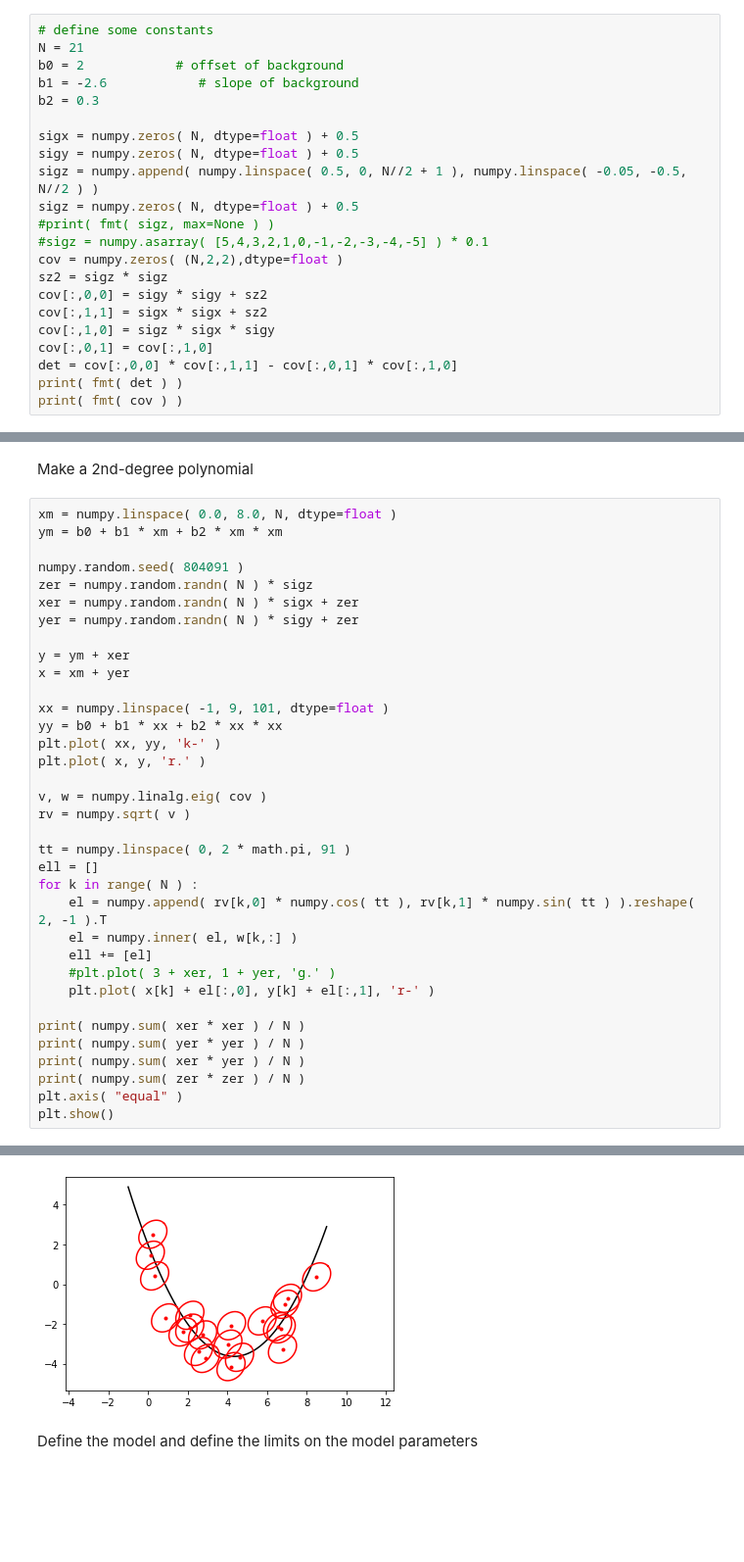
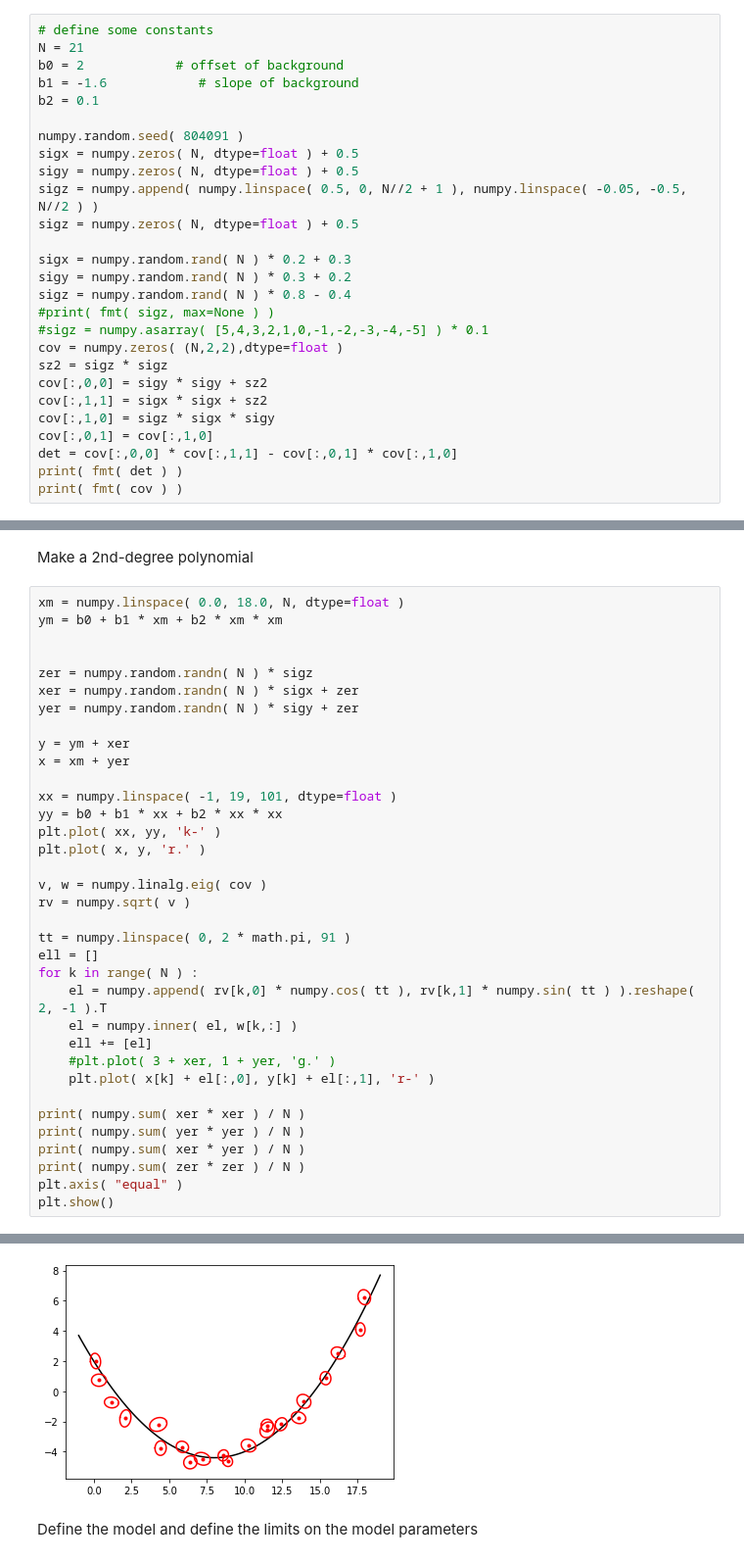
Before and after one commit to dokester/BayesicFitting, a Jupyter notebook: BayesicFitting/examples/CorrelatedErrors.ipynb, the cells around one changed output, grey strips where cells are left out. Shown at 98% size. Cells and saved outputs as stored; diff of their text form; blank space fills up the shorter version.

```diff
--- a/BayesicFitting/examples/CorrelatedErrors.ipynb
+++ b/BayesicFitting/examples/CorrelatedErrors.ipynb
@@ -38,13 +37,18 @@ Define the constants of the linear relation.
 # define some constants
 N = 21
 b0 = 2            # offset of background
-b1 = -2.6            # slope of background
-b2 = 0.3
+b1 = -1.6            # slope of background
+b2 = 0.1
 
+numpy.random.seed( 804091 )
 sigx = numpy.zeros( N, dtype=float ) + 0.5
 sigy = numpy.zeros( N, dtype=float ) + 0.5
 sigz = numpy.append( numpy.linspace( 0.5, 0, N//2 + 1 ), numpy.linspace( -0.05, -0.5, N//2 ) )
 sigz = numpy.zeros( N, dtype=float ) + 0.5
+
+sigx = numpy.random.rand( N ) * 0.2 + 0.3
+sigy = numpy.random.rand( N ) * 0.3 + 0.2
+sigz = numpy.random.rand( N ) * 0.8 - 0.4
 #print( fmt( sigz, max=None ) )
 #sigz = numpy.asarray( [5,4,3,2,1,0,-1,-2,-3,-4,-5] ) * 0.1
 cov = numpy.zeros( (N,2,2),dtype=float )
@@ -72,10 +76,10 @@ print( fmt( cov ) )
 # %% [markdown]
 Make a 2nd-degree polynomial
 # %%
-xm = numpy.linspace( 0.0, 8.0, N, dtype=float )
+xm = numpy.linspace( 0.0, 18.0, N, dtype=float )
 ym = b0 + b1 * xm + b2 * xm * xm
 
-numpy.random.seed( 804091 )
+
 zer = numpy.random.randn( N ) * sigz
 xer = numpy.random.randn( N ) * sigx + zer
 yer = numpy.random.randn( N ) * sigy + zer
@@ -83,7 +87,7 @@ yer = numpy.random.randn( N ) * sigy + zer
 y = ym + xer
 x = xm + yer
 
-xx = numpy.linspace( -1, 9, 101, dtype=float )
+xx = numpy.linspace( -1, 19, 101, dtype=float )
 yy = b0 + b1 * xx + b2 * xx * xx
 plt.plot( xx, yy, 'k-' )
 plt.plot( x, y, 'r.' )
@@ -114,4 +118,4 @@ plt.show()
-[figure, old version]
+[figure, new version]
 # %% [markdown]
 Define the model and define the limits on the model parameters
 # %%
```
Also changed, not shown: parts of 8 cells of this notebook, 34 other files.
